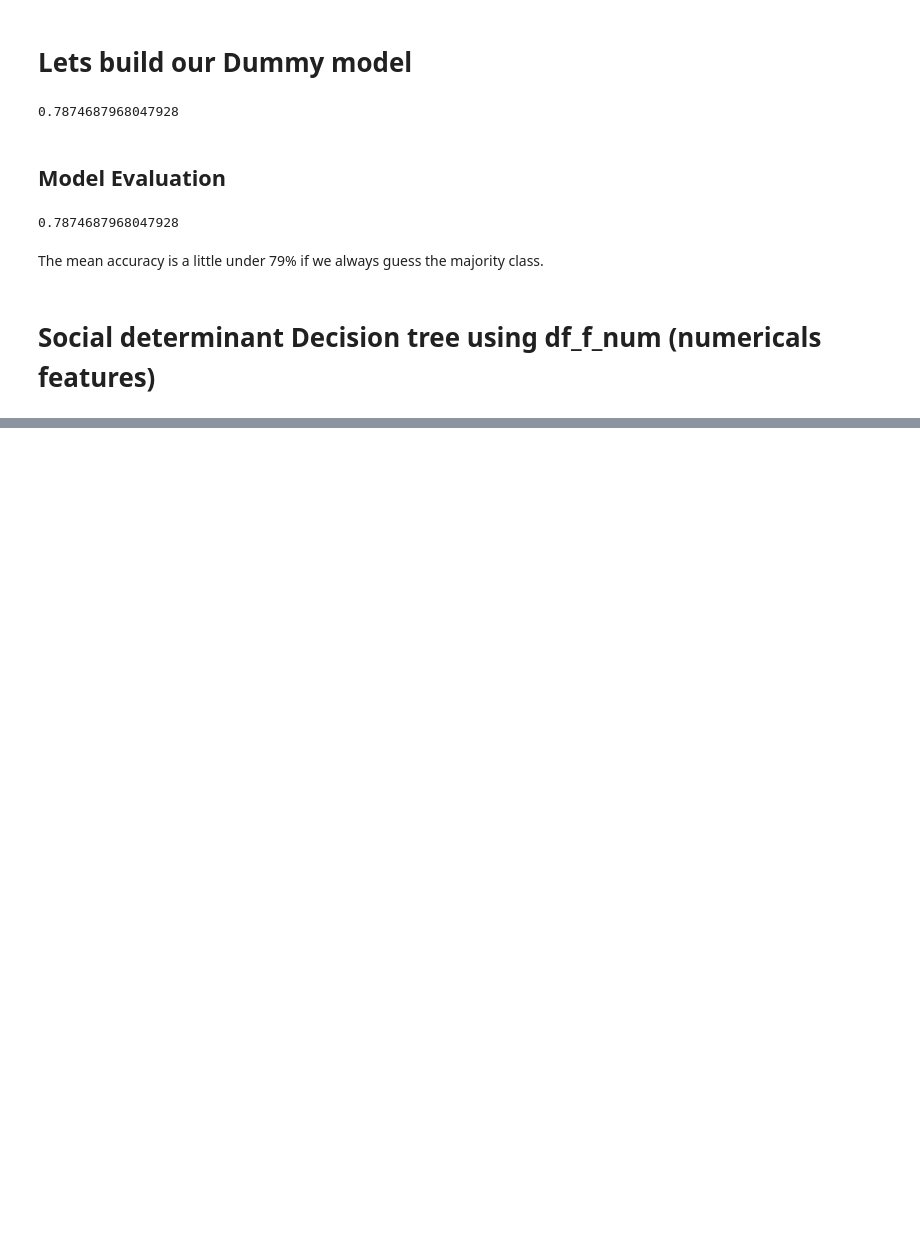
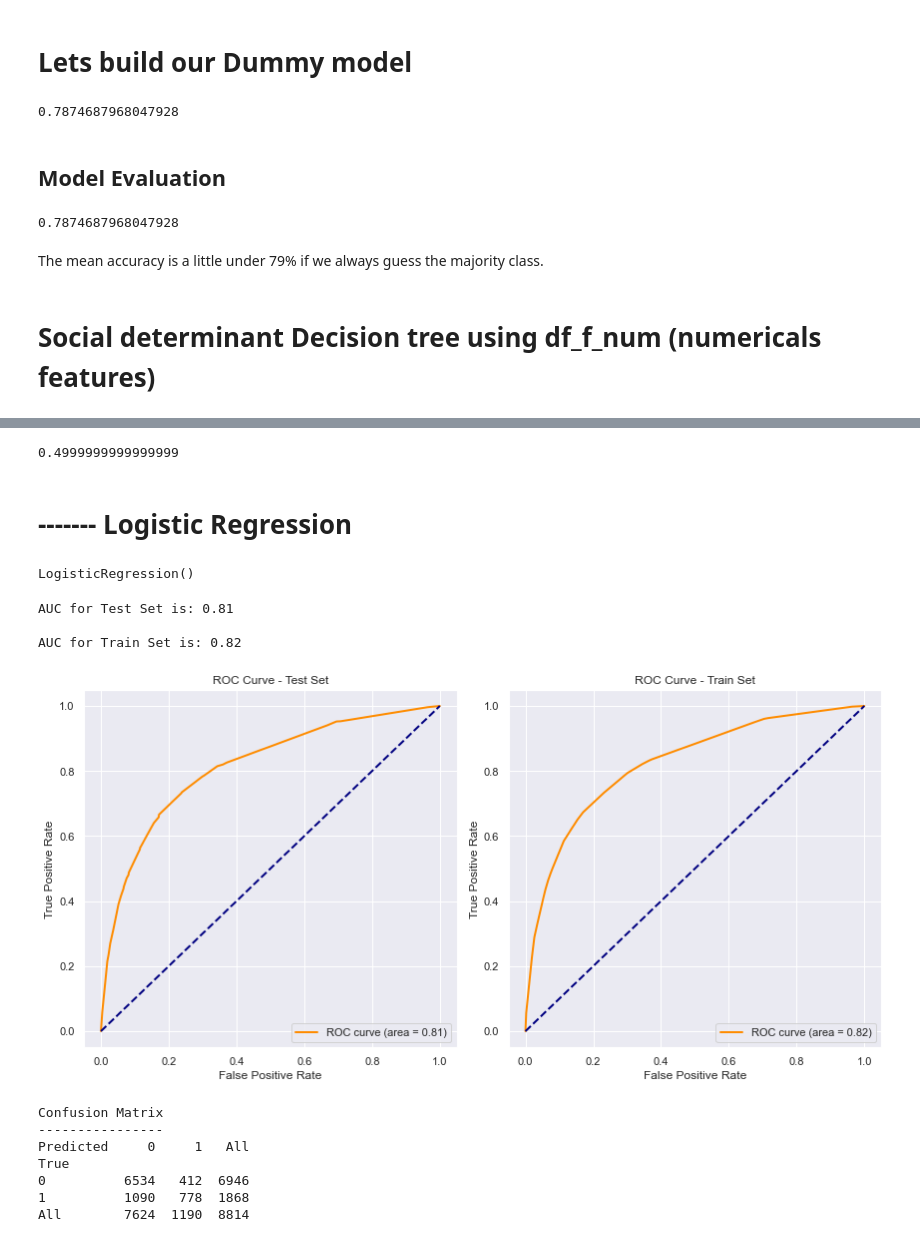
Before and after one commit to K-Pegg/Vaccines-Project, a Jupyter notebook: Notebooks/Juvenson-working-notebook.ipynb, the cells around one changed output, grey strips where cells are left out. Saved outputs shown, nothing was run; the diff lists cells and outputs as text; code cells hidden in the pictures; blank space fills up the shorter version.

```diff
--- a/Notebooks/Juvenson-working-notebook.ipynb
+++ b/Notebooks/Juvenson-working-notebook.ipynb
@@ -502,0 +558,5 @@ ValueError: No valid specification of the columns. Only a scalar, list or slice
+# %%
+#Using Decision Tree Classifier
+# Define the classifier (predictor) to train
+rf_clf = DecisionTreeClassifier(max_depth=5,random_state=42)
+rf_clf.fit(X_train_scaled, y_train)
@@ -502,0 +569,3 @@ ValueError: No valid specification of the columns. Only a scalar, list or slice
+# %%
+X_test_filled = imputer.transform(X_test)
+X_test_scaled = std_scaler.transform(X_test_filled)
@@ -502,0 +583,13 @@ ValueError: No valid specification of the columns. Only a scalar, list or slice
+# %%
+rf_clf.predict_proba(X_test_scaled, check_input=True).mean()
+# %% [output]
+0.4999999999999999
+# %% [markdown]
+# ------- Logistic Regression
+# %%
+logreg =LogisticRegression()
+logreg.fit(X_train_scaled, y_train)
+# %% [output]
+LogisticRegression()
+# %%
+y_pred= logreg.predict(X_train_scaled)
@@ -502,0 +647,14 @@ ValueError: No valid specification of the columns. Only a scalar, list or slice
+# %%
+evaluate_model_performance(rf_clf, X_train_scaled, y_train, X_test_scaled, y_test)
+# %% [output]
+AUC for Test Set is: 0.81
+
+AUC for Train Set is: 0.82
+[figure, added]
+Confusion Matrix
+----------------
+Predicted     0     1   All
+True
+0          6534   412  6946
+1          1090   778  1868
+All        7624  1190  8814
```
Also changed, not shown: parts of 56 cells of this notebook.
